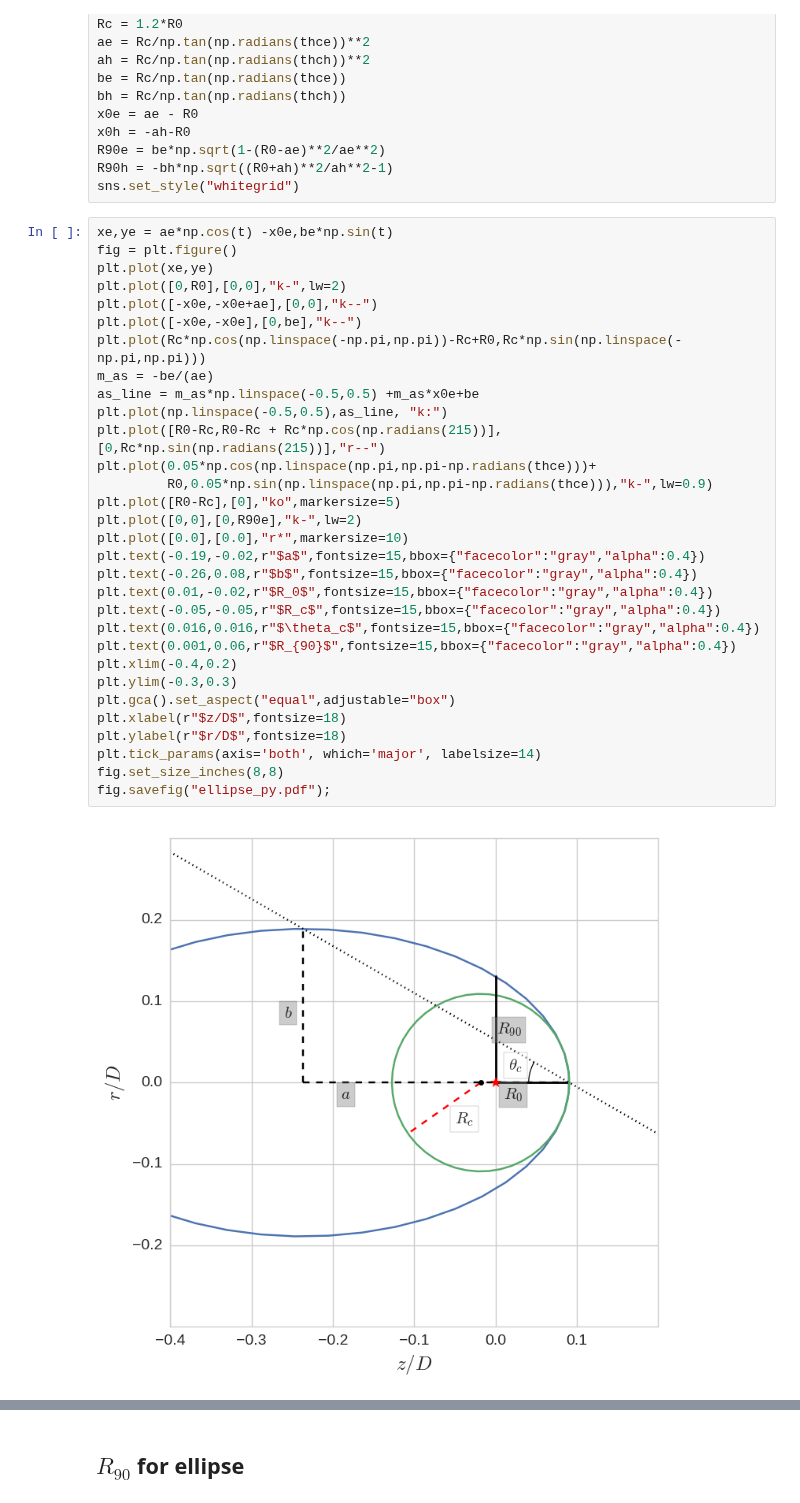
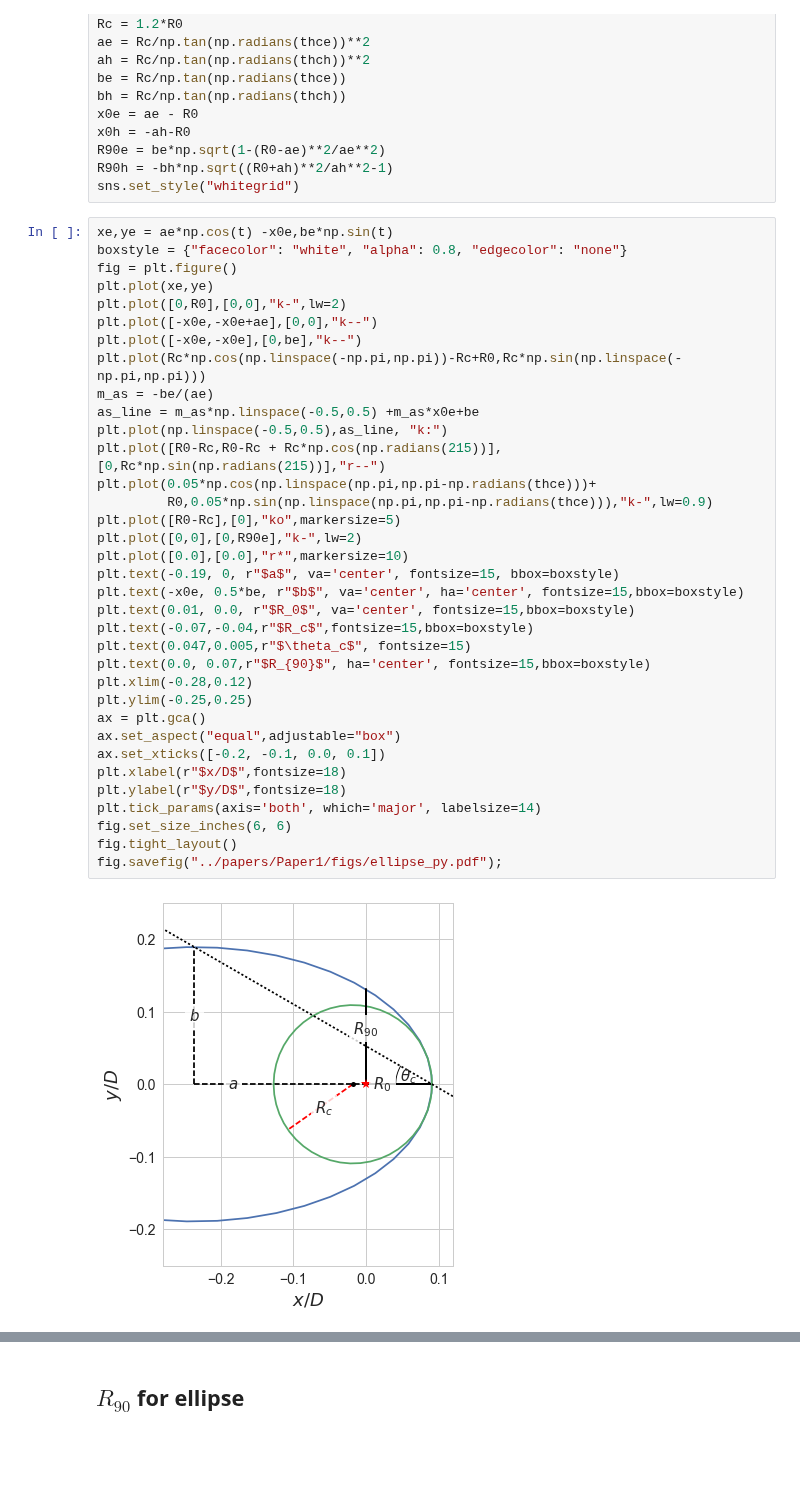
Before and after one commit to will-henney/bowshock-shape, a Jupyter notebook: CRW-shapes/conic_analysis.ipynb, the cells around one changed output, grey strips where cells are left out. Cells and saved outputs as stored; diff of their text form; blank space fills up the shorter version.

```diff
--- a/CRW-shapes/conic_analysis.ipynb
+++ b/CRW-shapes/conic_analysis.ipynb
@@ -41,37 +41,41 @@ R90h = -bh*np.sqrt((R0+ah)**2/ah**2-1)
 sns.set_style("whitegrid")
 # %%
 xe,ye = ae*np.cos(t) -x0e,be*np.sin(t)
+boxstyle = {"facecolor": "white", "alpha": 0.8, "edgecolor": "none"}
 fig = plt.figure()
 plt.plot(xe,ye)
 plt.plot([0,R0],[0,0],"k-",lw=2)
 plt.plot([-x0e,-x0e+ae],[0,0],"k--")
 plt.plot([-x0e,-x0e],[0,be],"k--")
 plt.plot(Rc*np.cos(np.linspace(-np.pi,np.pi))-Rc+R0,Rc*np.sin(np.linspace(-np.pi,np.pi)))
 m_as = -be/(ae)
 as_line = m_as*np.linspace(-0.5,0.5) +m_as*x0e+be
 plt.plot(np.linspace(-0.5,0.5),as_line, "k:")
 plt.plot([R0-Rc,R0-Rc + Rc*np.cos(np.radians(215))],[0,Rc*np.sin(np.radians(215))],"r--")
 plt.plot(0.05*np.cos(np.linspace(np.pi,np.pi-np.radians(thce)))+
          R0,0.05*np.sin(np.linspace(np.pi,np.pi-np.radians(thce))),"k-",lw=0.9)
 plt.plot([R0-Rc],[0],"ko",markersize=5)
 plt.plot([0,0],[0,R90e],"k-",lw=2)
 plt.plot([0.0],[0.0],"r*",markersize=10)
-plt.text(-0.19,-0.02,r"$a$",fontsize=15,bbox={"facecolor":"gray","alpha":0.4})
-plt.text(-0.26,0.08,r"$b$",fontsize=15,bbox={"facecolor":"gray","alpha":0.4})
-plt.text(0.01,-0.02,r"$R_0$",fontsize=15,bbox={"facecolor":"gray","alpha":0.4})
-plt.text(-0.05,-0.05,r"$R_c$",fontsize=15,bbox={"facecolor":"gray","alpha":0.4})
-plt.text(0.016,0.016,r"$\theta_c$",fontsize=15,bbox={"facecolor":"gray","alpha":0.4})
-plt.text(0.001,0.06,r"$R_{90}$",fontsize=15,bbox={"facecolor":"gray","alpha":0.4})
-plt.xlim(-0.4,0.2)
-plt.ylim(-0.3,0.3)
-plt.gca().set_aspect("equal",adjustable="box")
-plt.xlabel(r"$z/D$",fontsize=18)
-plt.ylabel(r"$r/D$",fontsize=18)
+plt.text(-0.19, 0, r"$a$", va='center', fontsize=15, bbox=boxstyle)
+plt.text(-x0e, 0.5*be, r"$b$", va='center', ha='center', fontsize=15,bbox=boxstyle)
+plt.text(0.01, 0.0, r"$R_0$", va='center', fontsize=15,bbox=boxstyle)
+plt.text(-0.07,-0.04,r"$R_c$",fontsize=15,bbox=boxstyle)
+plt.text(0.047,0.005,r"$\theta_c$", fontsize=15)
+plt.text(0.0, 0.07,r"$R_{90}$", ha='center', fontsize=15,bbox=boxstyle)
+plt.xlim(-0.28,0.12)
+plt.ylim(-0.25,0.25)
+ax = plt.gca()
+ax.set_aspect("equal",adjustable="box")
+ax.set_xticks([-0.2, -0.1, 0.0, 0.1])
+plt.xlabel(r"$x/D$",fontsize=18)
+plt.ylabel(r"$y/D$",fontsize=18)
 plt.tick_params(axis='both', which='major', labelsize=14)
-fig.set_size_inches(8,8)
-fig.savefig("ellipse_py.pdf");
+fig.set_size_inches(6, 6)
+fig.tight_layout()
+fig.savefig("../papers/Paper1/figs/ellipse_py.pdf");
 # %% [output]
-[figure, old version]
+[figure, new version]
 # %%
 xh,yh = -ah*np.cosh(t) -x0h,bh*np.sinh(t)
 fig = plt.figure()
```
Also changed, not shown: parts of 1 cell of this notebook, 8 other files.
